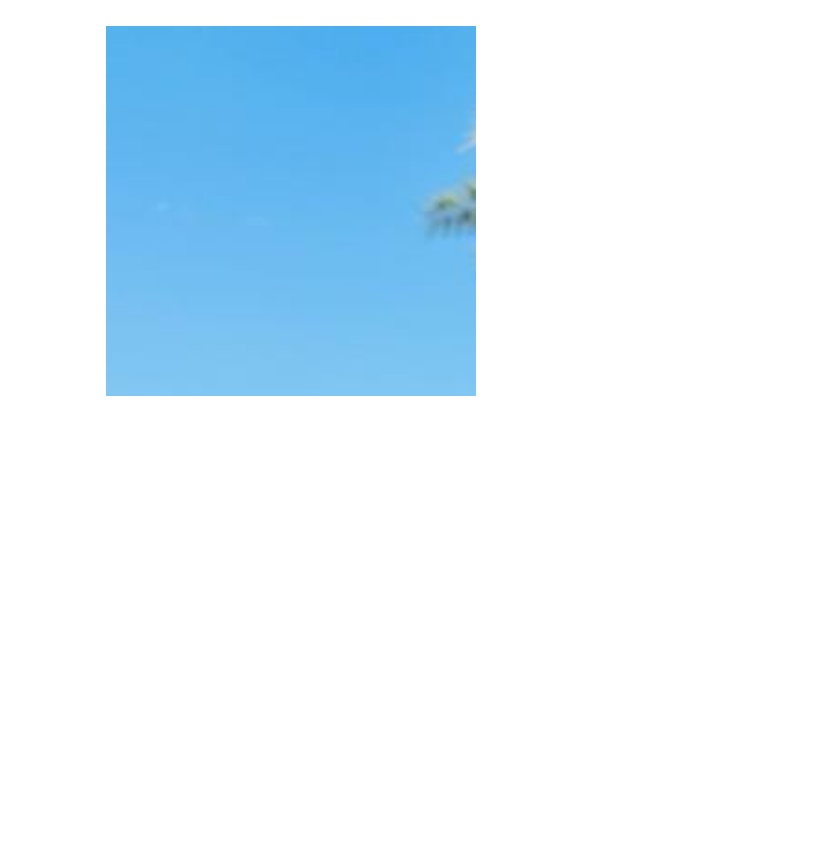
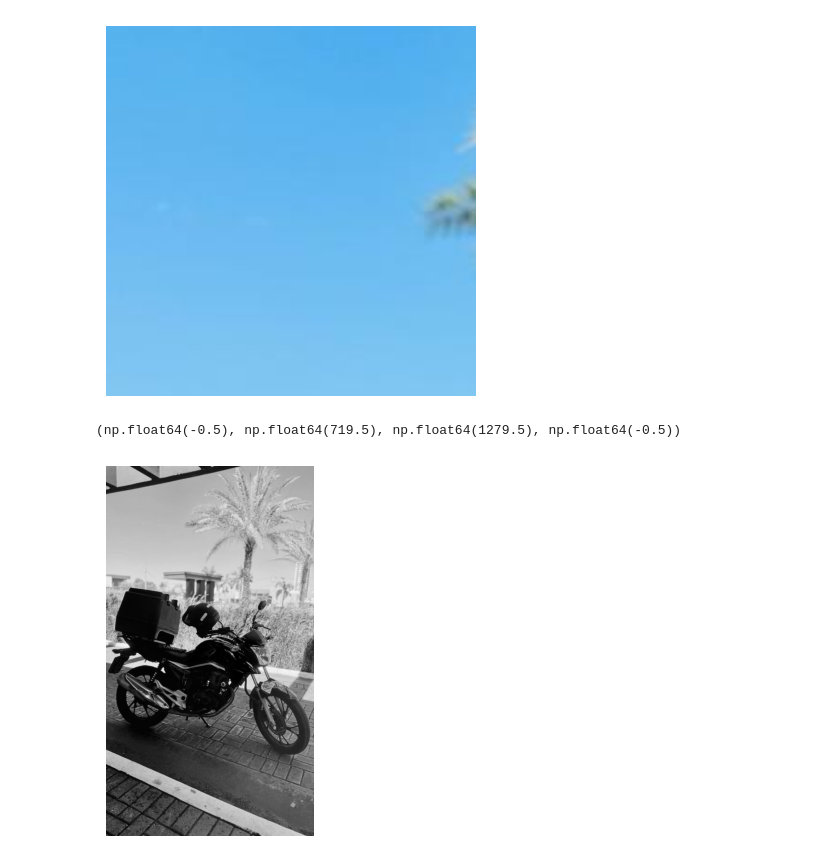
Before and after one commit to 001986josevaldo/avaliacao-processamento-imagem, a Jupyter notebook: avaliacao.ipynb, the cells around one changed output. Saved outputs shown, nothing was run; the diff lists cells and outputs as text; code cells hidden in the pictures; blank space fills up the shorter version.

```diff
--- a/avaliacao.ipynb
+++ b/avaliacao.ipynb
@@ -86,3 +89,12 @@ plt.imshow(cv2.cvtColor(roi, cv2.COLOR_BGR2RGB)); plt.axis('off')
 # %% [output]
 (np.float64(-0.5), np.float64(199.5), np.float64(199.5), np.float64(-0.5))
 [figure]
+# %%
+# 7
+b, g, r = cv2.split(img)
+# %%
+# 8
+plt.imshow(g, cmap='gray'); plt.axis('off')
+# %% [output]
+(np.float64(-0.5), np.float64(719.5), np.float64(1279.5), np.float64(-0.5))
+[figure, added]
```
Also changed, not shown: parts of 14 cells of this notebook.
